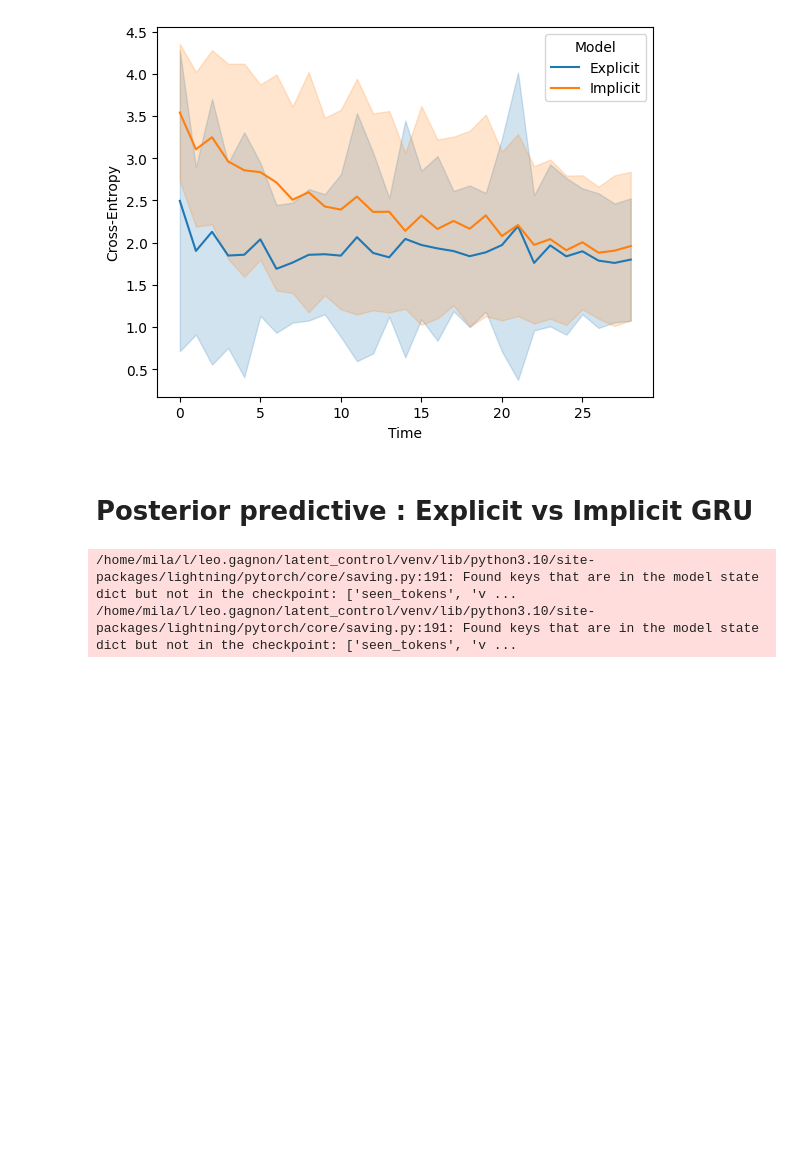
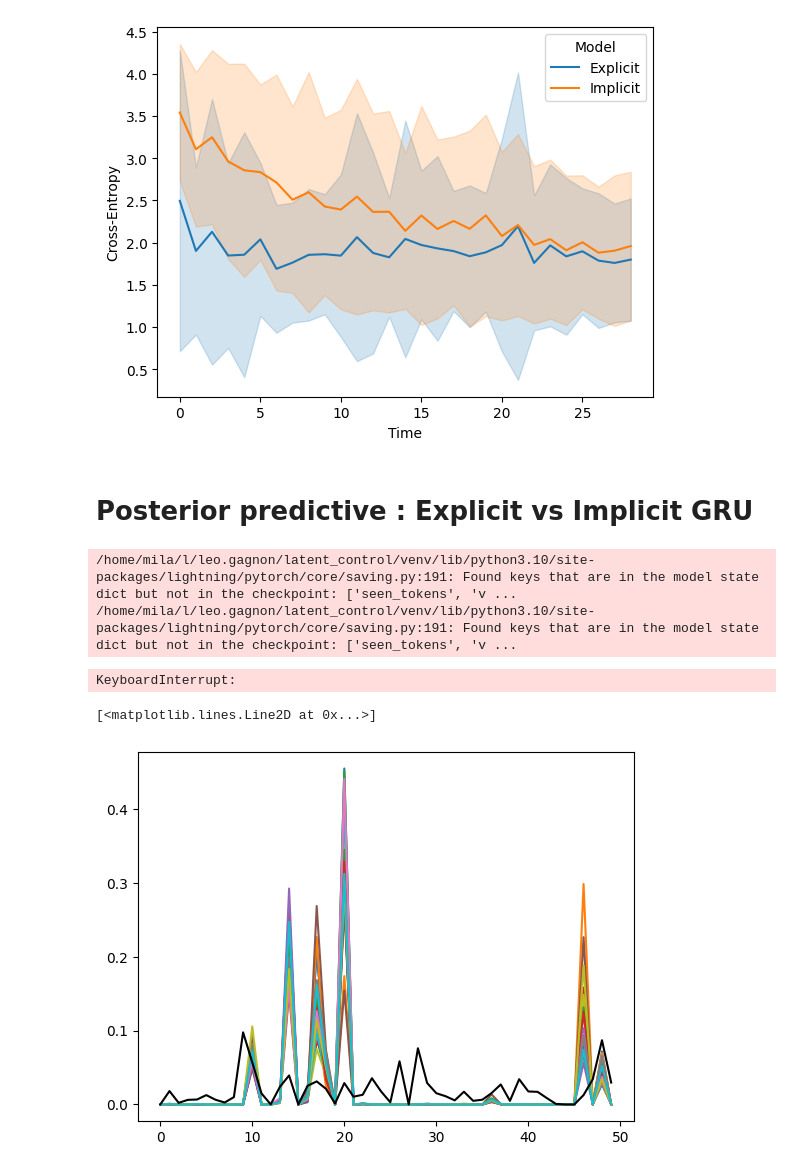
Before and after one commit to leogagnon/latent_control, a Jupyter notebook: notebooks/diffusion.ipynb, the cells around one changed output. Cells and saved outputs as stored; diff of their text form; code cells hidden in the pictures; blank space fills up the shorter version.

```diff
--- a/notebooks/diffusion.ipynb
+++ b/notebooks/diffusion.ipynb
@@ -320,35 +336,16 @@ dataset.cfg.cond_hidden = True
 # %%
-explicit_pred = torch.zeros(N_SEQS, MAX_LEN, 50)
-oracle_pred = torch.zeros(N_SEQS, MAX_LEN, 50)
-implicit_pred = torch.zeros(N_SEQS, MAX_LEN, 50)
-sequences = torch.zeros(N_SEQS, MAX_LEN, dtype=torch.int32)
+# Compute the explicit posterior predictive
+explicit_pred = torch.zeros(N_SEQS, N_SAMPLES, MAX_LEN, 50)
 
-
-hmms = torch.randperm(len(dataset))[:N_SEQS]
-
-for batch_id in torch.split(torch.arange(N_SEQS), 100):
-
-    hmm_batch = hmms[batch_id]
-    raw_latent, cond_input_ids, cond_ignore_mask, cond_tokens, latent = (
-        dataset.__getitems__(hmm_batch).values()
-    )
+for batch_ids in torch.split(torch.arange(N_SEQS), 100):
 
     for i in tqdm(range(1, MAX_LEN + 1)):
 
-        # Condition on the first <i> observations
-        cond_ignore_mask = repeat(
-            torch.BoolTensor([False] * i + [True] * (cond_input_ids.shape[-1] - i)),
-            "l -> (b n) l",
-            b=len(hmm_batch),
-            n=N_SAMPLES,
-        ).cuda()
-
         # Sample from the variational encoder
         z_t = task.sample(
-            len(hmm_batch) * N_SAMPLES,
-            cond=repeat(cond_tokens, "b l d -> (b n) l d", n=N_SAMPLES),
-            cond_input_ids=repeat(cond_input_ids, "b l -> (b n) l", n=N_SAMPLES),
-            cond_mask=torch.logical_not(cond_ignore_mask),
+            len(batch_ids) * N_SAMPLES,
+            cond=repeat(cond_tokens[batch_ids,:i], "b l d -> (b n) l d", n=N_SAMPLES),
+            cond_mask=torch.ones(size=(len(batch_ids)*N_SAMPLES, i), dtype=bool).cuda(),
             cls_free_guidance=1.0,
         )
         if task.cfg.normalize_latent:
@@ -360,24 +357,11 @@ for batch_id in torch.split(torch.arange(N_SEQS), 100):
         explicit_pred_ = rearrange(
             torch.nn.functional.softmax(explicit_pred_, dim=-1),
             "(b n) c -> b n c",
-            b=len(hmm_batch),
+            b=len(batch_ids),
             n=N_SAMPLES,
-        ).mean(1)
-        explicit_pred[batch_id, torch.full_like(hmm_batch, fill_value=i - 1)] = (
+        )
+        explicit_pred[batch_ids, :, torch.full_like(batch_ids, fill_value=i - 1)] = (
             explicit_pred_.cpu()
         )
-
-    # Compute the bayesian posterior predictive
-    for j in batch_id:
-        oracle_pred[j] = torch.Tensor(
-            task.full_data.base_task.full_data.bayesian_oracle(
-                jnp.arange(len(task.full_data.base_task.full_data)),
-                t2j(cond_input_ids)[j.item()],
-            )["post_pred"][1:].tolist()
-        ).cpu()
-
-    # Compute the implicit model's prediction
-    implicit_pred[batch_id] = torch.nn.functional.softmax(
-        task.full_data.base_task.model(cond_input_ids)[:, :, :50], dim=-1
-    ).cpu()
-    sequences[batch_id] = cond_input_ids[batch_id].cpu()
+# %% [output]
+KeyboardInterrupt:
@@ -393,0 +368,11 @@ implicit_kl_ = torch.nn.functional.kl_div(implicit_pred.log(), oracle_pred, redu
+# %%
+t = 0
+for i in range(N_SAMPLES):
+    plt.plot(explicit_pred[0,i,t].detach(), label='Explicit')
+#plt.plot(explicit_pred[0,:,t].mean(0), label='Explicit')
+plt.plot(oracle_pred[0,t], color='black', label='Oracle')
+#plt.plot(implicit_pred[0,t], color='yellow', label='Implicit')
+#plt.legend()
+# %% [output]
+[<matplotlib.lines.Line2D at 0x...>]
+[figure, added]
```
Also changed, not shown: parts of 26 cells of this notebook, 6 other files.
